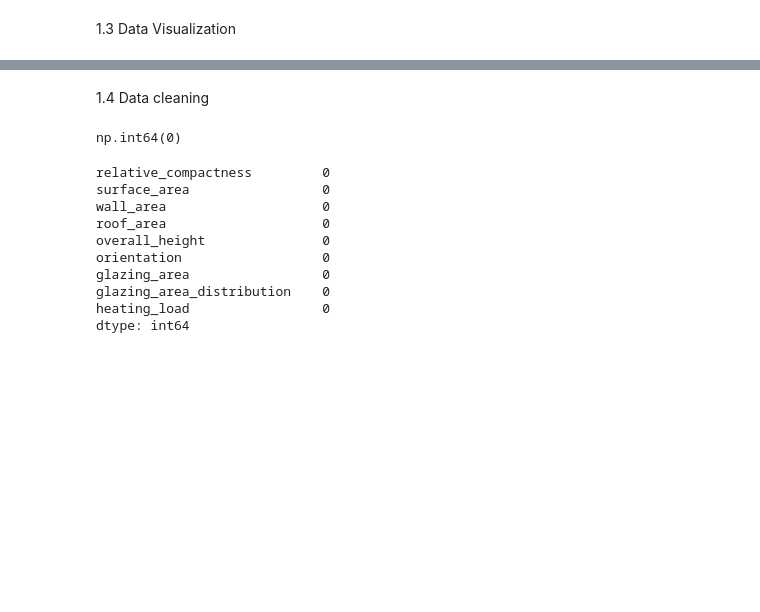
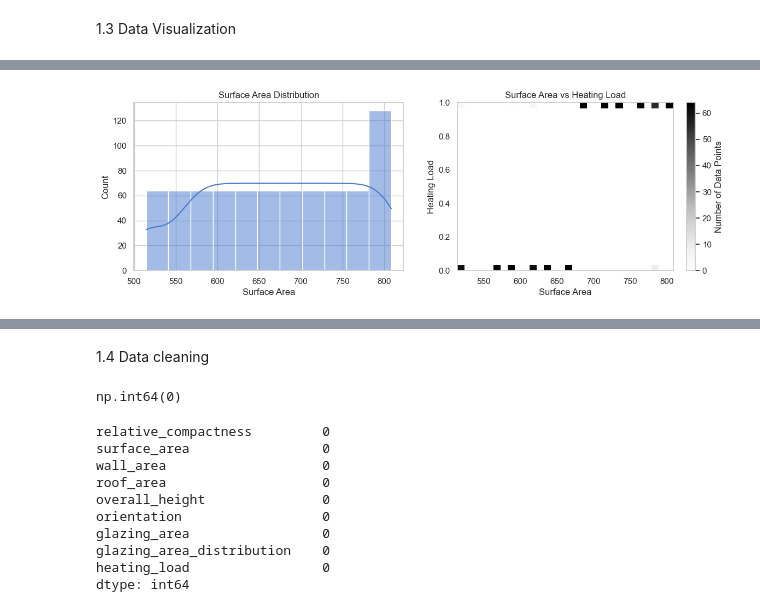
Before and after one commit to matcze/energy_efficient, a Jupyter notebook: energy_efficient_class.ipynb, the cells around one changed output, grey strips where cells are left out. Drawn from its saved outputs; the diff is of its cells as text; code cells hidden in the pictures; blank space fills up the shorter version.

```diff
--- a/energy_efficient_class.ipynb
+++ b/energy_efficient_class.ipynb
@@ -116,0 +133,23 @@ plt.show()
+# %%
+fig, ax = plt.subplots(1, 2, figsize=(14, 4))
+ax = ax.flatten()
+
+sns.histplot(dataset_heating["surface_area"], kde=True, ax=ax[0])
+ax[0].set_title("Surface Area Distribution")
+ax[0].set_xlabel("Surface Area")
+
+h1 = ax[1].hist2d(
+    x=dataset_heating["surface_area"],
+    y=dataset_heating["heating_load"],
+    bins=30,
+    cmap="Greys"
+)
+cbar1 = fig.colorbar(h1[3], ax=ax[1])
+cbar1.set_label("Number of Data Points")
+ax[1].set_xlabel("Surface Area")
+ax[1].set_ylabel("Heating Load")
+ax[1].set_title("Surface Area vs Heating Load")
+
+plt.show()
+# %% [output]
+[figure, added]
```
Also changed, not shown: parts of 44 cells of this notebook, 1 other file.
